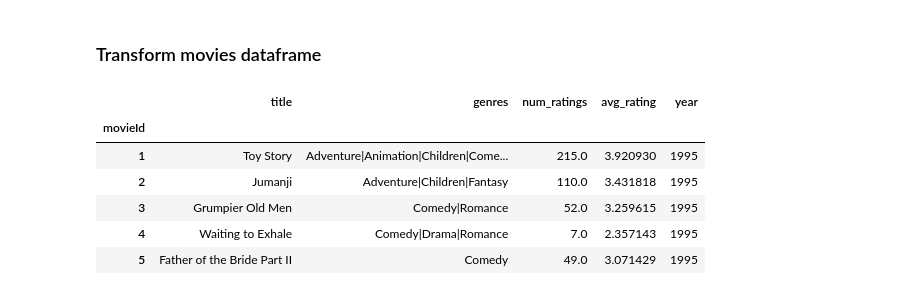
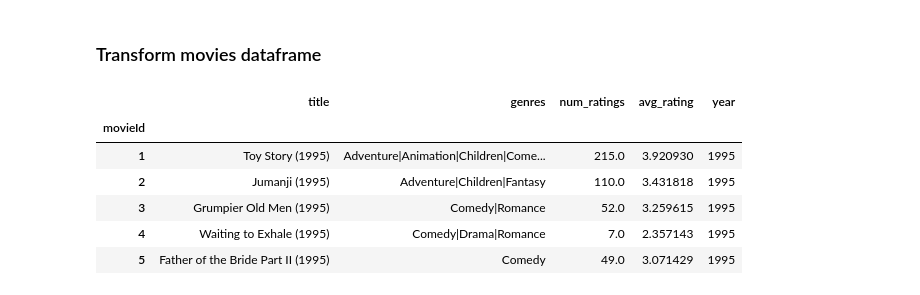
Before and after one commit to Jingxixi/Movie-Recommender, a Jupyter notebook: Data_Processing.ipynb, the cells around one changed output. Saved outputs shown, nothing was run; the diff lists cells and outputs as text; code cells hidden in the pictures.

Commit message:
update data analysis

```diff
--- a/Data_Processing.ipynb
+++ b/Data_Processing.ipynb
@@ -144,18 +148,19 @@ ratings_new.to_csv('./data/ratings_small_new.csv',index=False)
 ### Transform movies dataframe
 # %%
 #Split year from title and stats into datafram
+movies = pd.read_csv('./data/ml-small/movies.csv')
 movies = movies.set_index('movieId')
 movies['num_ratings'] = ratings.groupby('movieId').size()
 mean_ratings = ratings.groupby('movieId')['rating'].mean()
 movies['avg_rating'] = mean_ratings
-movies['year'] = movies.title.str[-5:-1]
-movies['title'] = movies.title.str[:-6]
+movies['year'] = movies.title.str.extract(pat=r'(\(\d\d\d\d\))',expand=True)
+movies['year'] = movies.year.str[1:-1]
 movies.head()
 # %% [output]
 |  | title | genres | num_ratings | avg_rating | year |
 | movieId |  |  |  |  |  |
-| 1 | Toy Story | Adventure|Animation|Children|Come... | 215.0 | 3.920930 | 1995 |
-| 2 | Jumanji | Adventure|Children|Fantasy | 110.0 | 3.431818 | 1995 |
-| 3 | Grumpier Old Men | Comedy|Romance | 52.0 | 3.259615 | 1995 |
-| 4 | Waiting to Exhale | Comedy|Drama|Romance | 7.0 | 2.357143 | 1995 |
-| 5 | Father of the Bride Part II | Comedy | 49.0 | 3.071429 | 1995 |
+| 1 | Toy Story (1995) | Adventure|Animation|Children|Come... | 215.0 | 3.920930 | 1995 |
+| 2 | Jumanji (1995) | Adventure|Children|Fantasy | 110.0 | 3.431818 | 1995 |
+| 3 | Grumpier Old Men (1995) | Comedy|Romance | 52.0 | 3.259615 | 1995 |
+| 4 | Waiting to Exhale (1995) | Comedy|Drama|Romance | 7.0 | 2.357143 | 1995 |
+| 5 | Father of the Bride Part II (1995) | Comedy | 49.0 | 3.071429 | 1995 |
```
Also changed, not shown: parts of 10 cells of this notebook.
